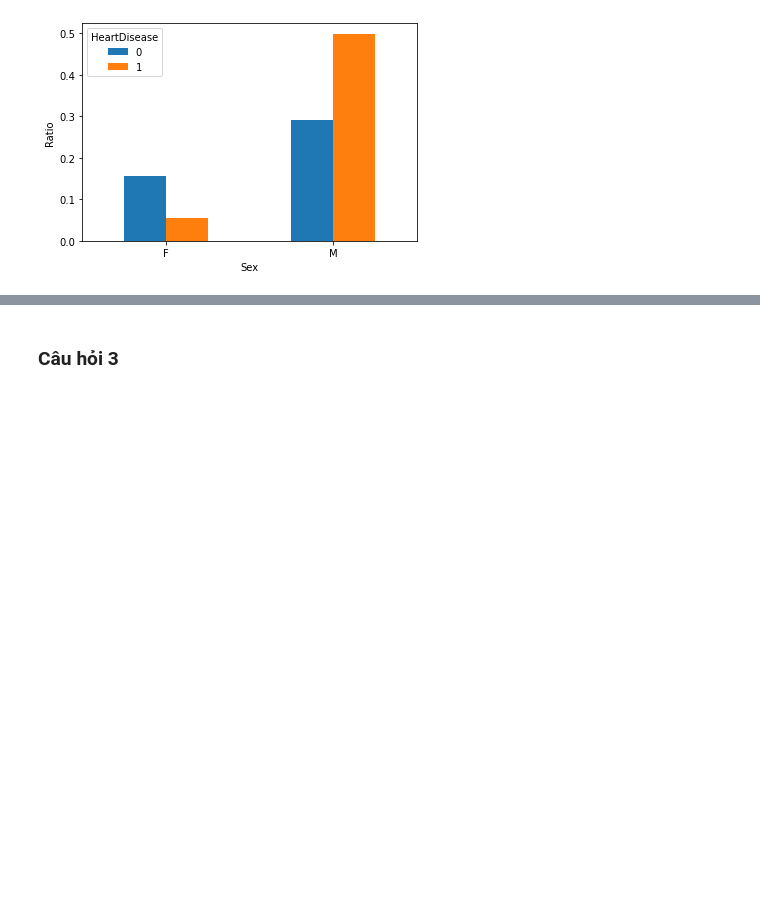
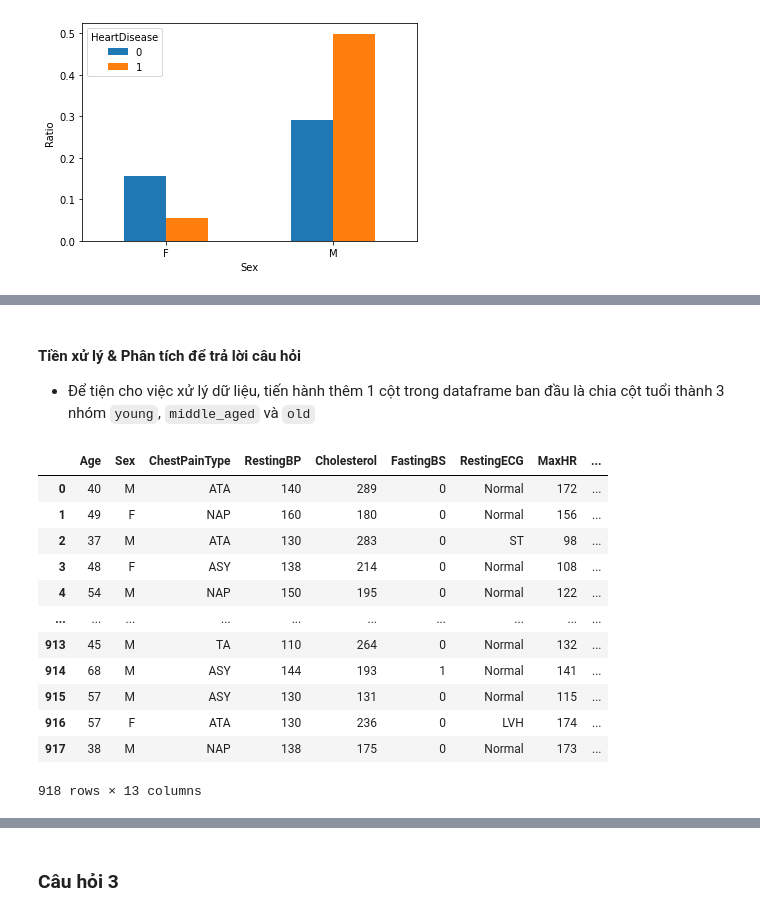
Before and after one commit to MinhVuong2000/P4DS-FinalProject, a Jupyter notebook: Final_Project.ipynb, the cells around one changed output, grey strips where cells are left out. Cells and saved outputs as stored; diff of their text form; code cells hidden in the pictures; blank space fills up the shorter version.

```diff
--- a/Final_Project.ipynb
+++ b/Final_Project.ipynb
@@ -242,0 +213,20 @@ câu trả lời cho câu hỏi?
+# %% [markdown]
+#### Tiền xử lý & Phân tích để trả lời câu hỏi
+- Để tiện cho việc xử lý dữ liệu, tiến hành thêm 1 cột trong dataframe ban đầu là chia cột tuổi thành 3 nhóm `young`, `middle_aged` và `old`
+# %%
+df["Age_group"] = pd.cut(x=df["Age"], bins=[0,30,60,100], labels=["young","middle_aged","old"])
+df
+# %% [output]
+|  | Age | Sex | ChestPainType | RestingBP | Cholesterol | FastingBS | RestingECG | MaxHR | ... |
+| 0 | 40 | M | ATA | 140 | 289 | 0 | Normal | 172 | ... |
+| 1 | 49 | F | NAP | 160 | 180 | 0 | Normal | 156 | ... |
+| 2 | 37 | M | ATA | 130 | 283 | 0 | ST | 98 | ... |
+| 3 | 48 | F | ASY | 138 | 214 | 0 | Normal | 108 | ... |
+| 4 | 54 | M | NAP | 150 | 195 | 0 | Normal | 122 | ... |
+| ... | ... | ... | ... | ... | ... | ... | ... | ... | ... |
+| 913 | 45 | M | TA | 110 | 264 | 0 | Normal | 132 | ... |
+| 914 | 68 | M | ASY | 144 | 193 | 1 | Normal | 141 | ... |
+| 915 | 57 | M | ASY | 130 | 131 | 0 | Normal | 115 | ... |
+| 916 | 57 | F | ATA | 130 | 236 | 0 | LVH | 174 | ... |
+| 917 | 38 | M | NAP | 138 | 175 | 0 | Normal | 173 | ... |
+918 rows × 13 columns
```
Also changed, not shown: parts of 9 cells of this notebook.
